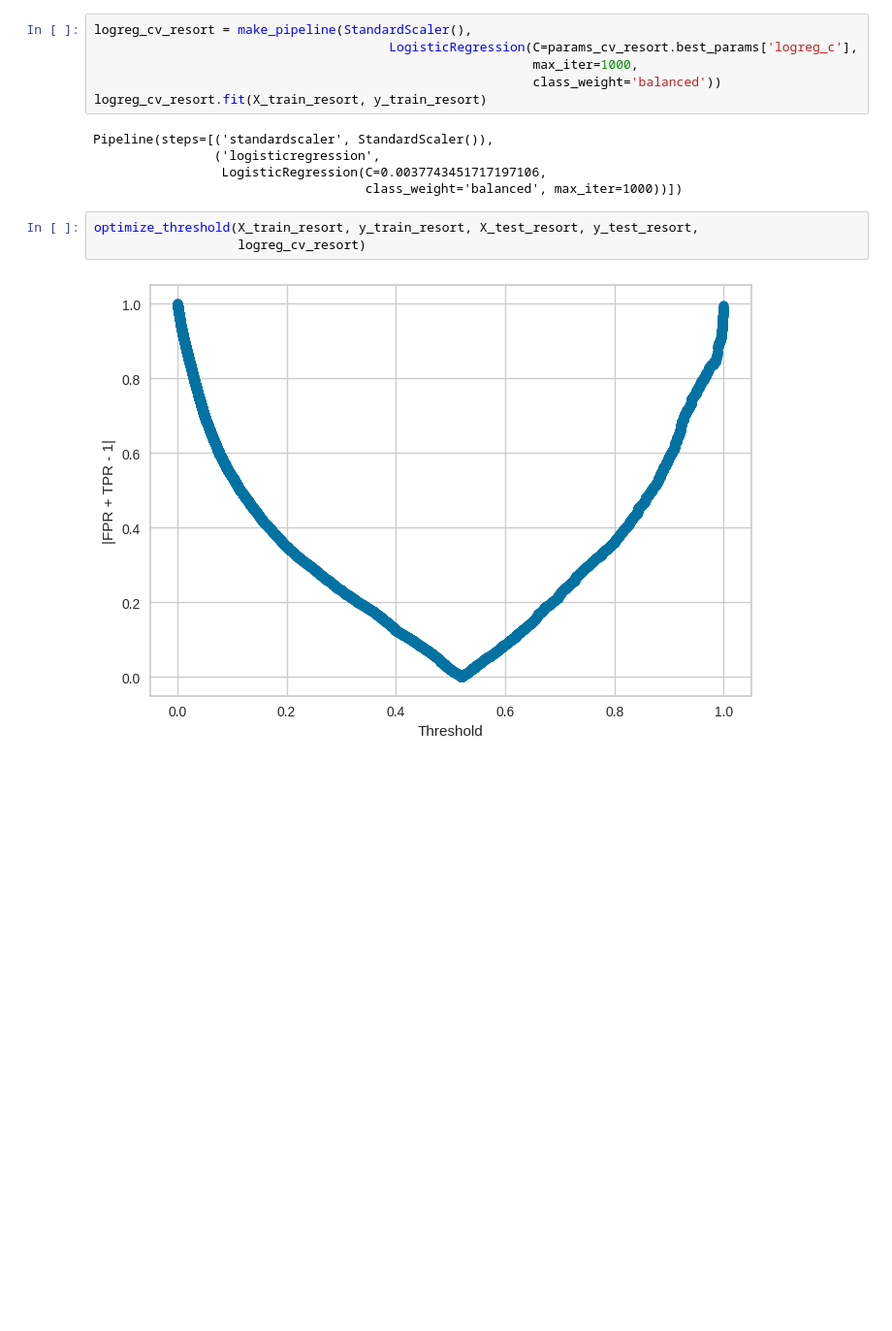
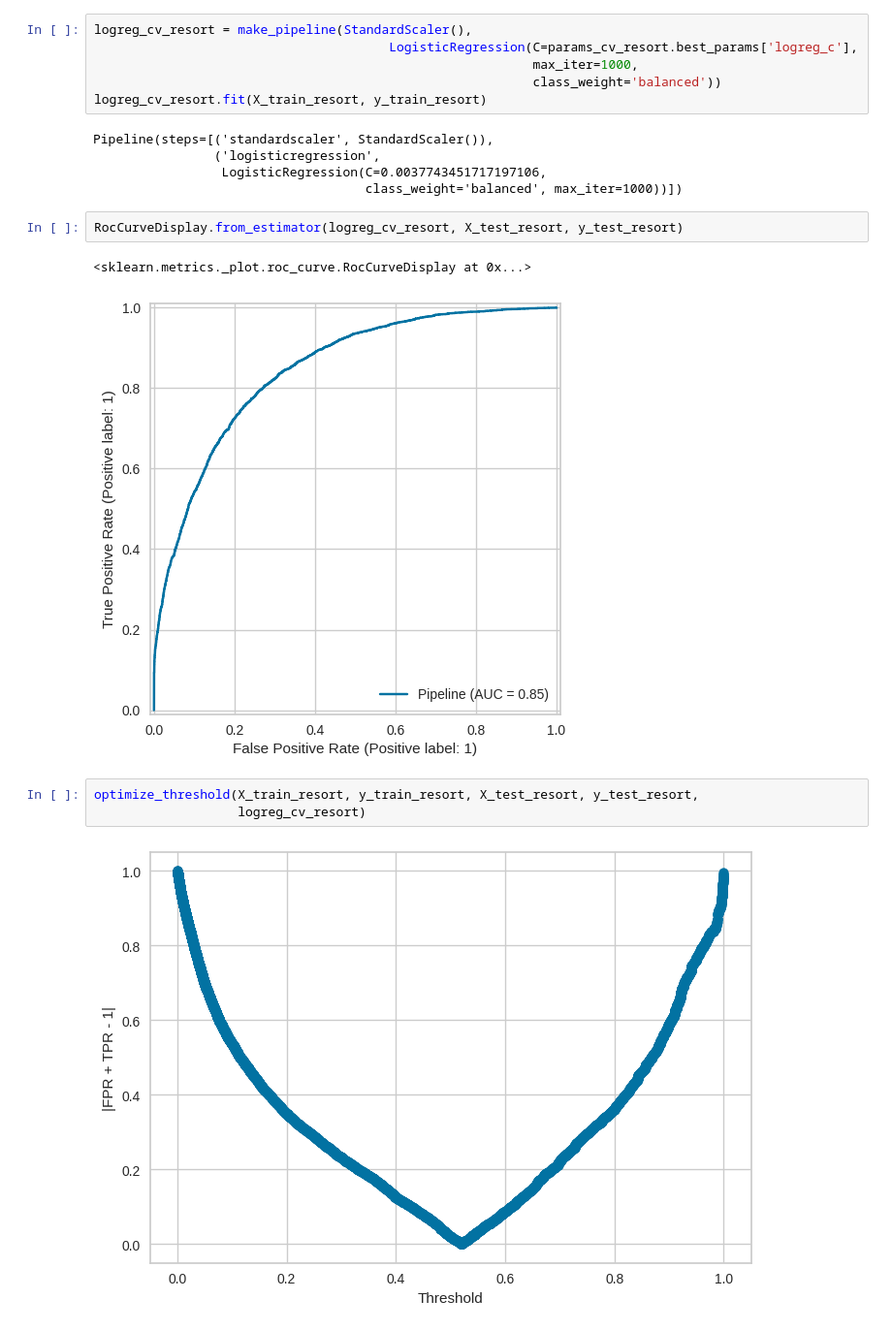
Before and after one commit to vixbi/machinelearning, a Jupyter notebook: Booking_cancellation.ipynb, the cells around one changed output. Shown at 97% size. Cells and saved outputs as stored; diff of their text form; blank space fills up the shorter version.

```diff
--- a/Booking_cancellation.ipynb
+++ b/Booking_cancellation.ipynb
@@ -1005,6 +1006,11 @@ Pipeline(steps=[('standardscaler', StandardScaler()),
                 ('logisticregression',
                  LogisticRegression(C=0.0037743451717197106,
                                     class_weight='balanced', max_iter=1000))])
+# %%
+RocCurveDisplay.from_estimator(logreg_cv_resort, X_test_resort, y_test_resort)
+# %% [output]
+<sklearn.metrics._plot.roc_curve.RocCurveDisplay at 0x...>
+[figure, added]
 # %%
 optimize_threshold(X_train_resort, y_train_resort, X_test_resort, y_test_resort,
                    logreg_cv_resort)
```
Also changed, not shown: parts of 88 cells of this notebook.
